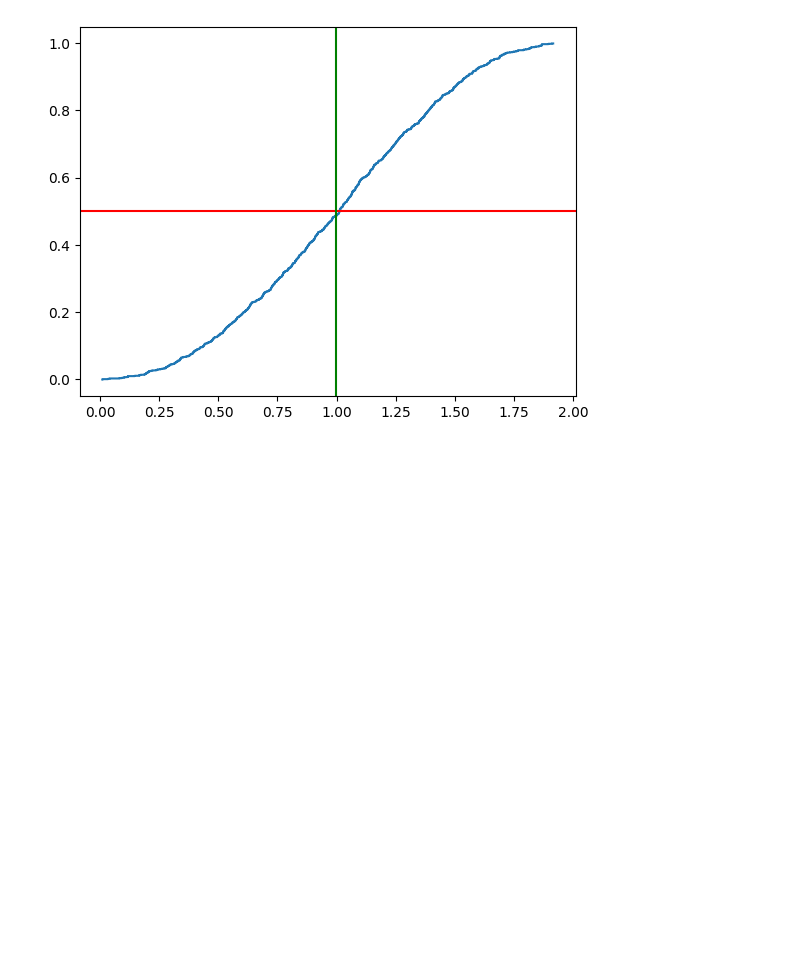
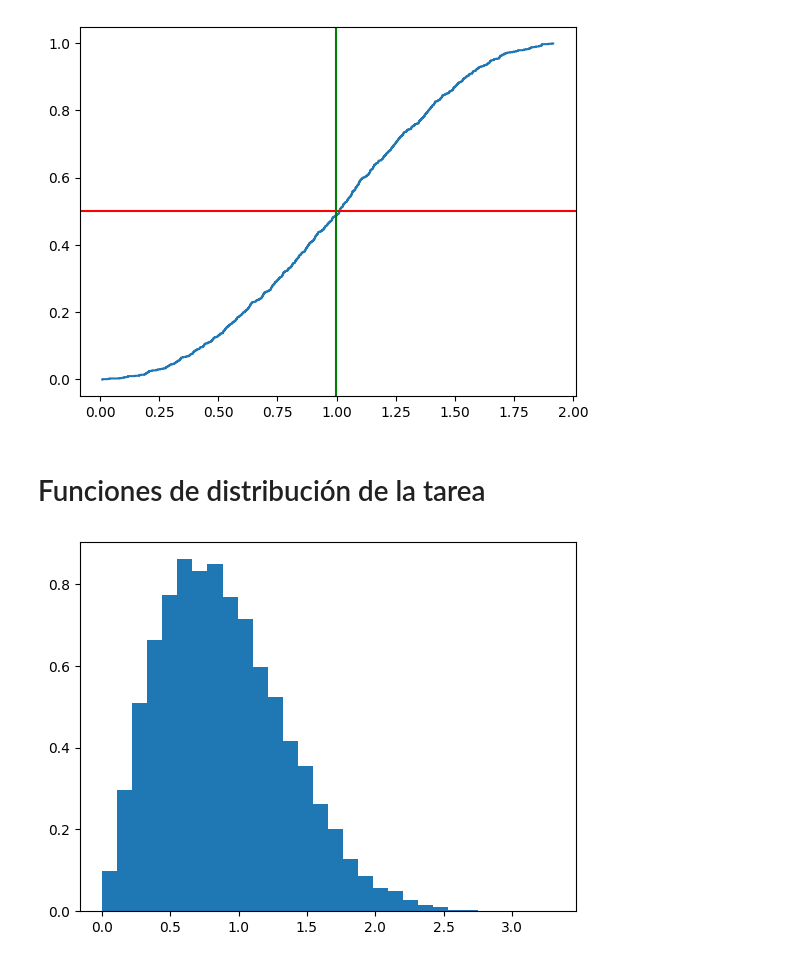
Before and after one commit to LuisManuelCatzoliSoriano/Simulacion-I, a Jupyter notebook: DTriangular.ipynb, the cells around one changed output. Drawn from its saved outputs; the diff is of its cells as text; code cells hidden in the pictures; blank space fills up the shorter version.

```diff
--- a/DTriangular.ipynb
+++ b/DTriangular.ipynb
@@ -44,3 +44,5 @@ plt.axvline(x=media, color='green')
 # %% [output]
 <matplotlib.lines.Line2D at 0x...>
 [figure]
+# %% [markdown]
+# Funciones de distribución de la tarea
@@ -46,0 +52,15 @@ plt.axvline(x=media, color='green')
+# %%
+def we(n):
+    lis=[]
+    for i in range(n):
+        u=r.random()
+        x=(-np.log(1-u))**(1/2)
+        lis.append(x)
+    return lis
+# %%
+w=we(10000)
+# %%
+plt.hist(w, bins=30, density=True)
+plt.show()
+# %% [output]
+[figure, added]
```
Also changed, not shown: parts of 5 cells of this notebook.
